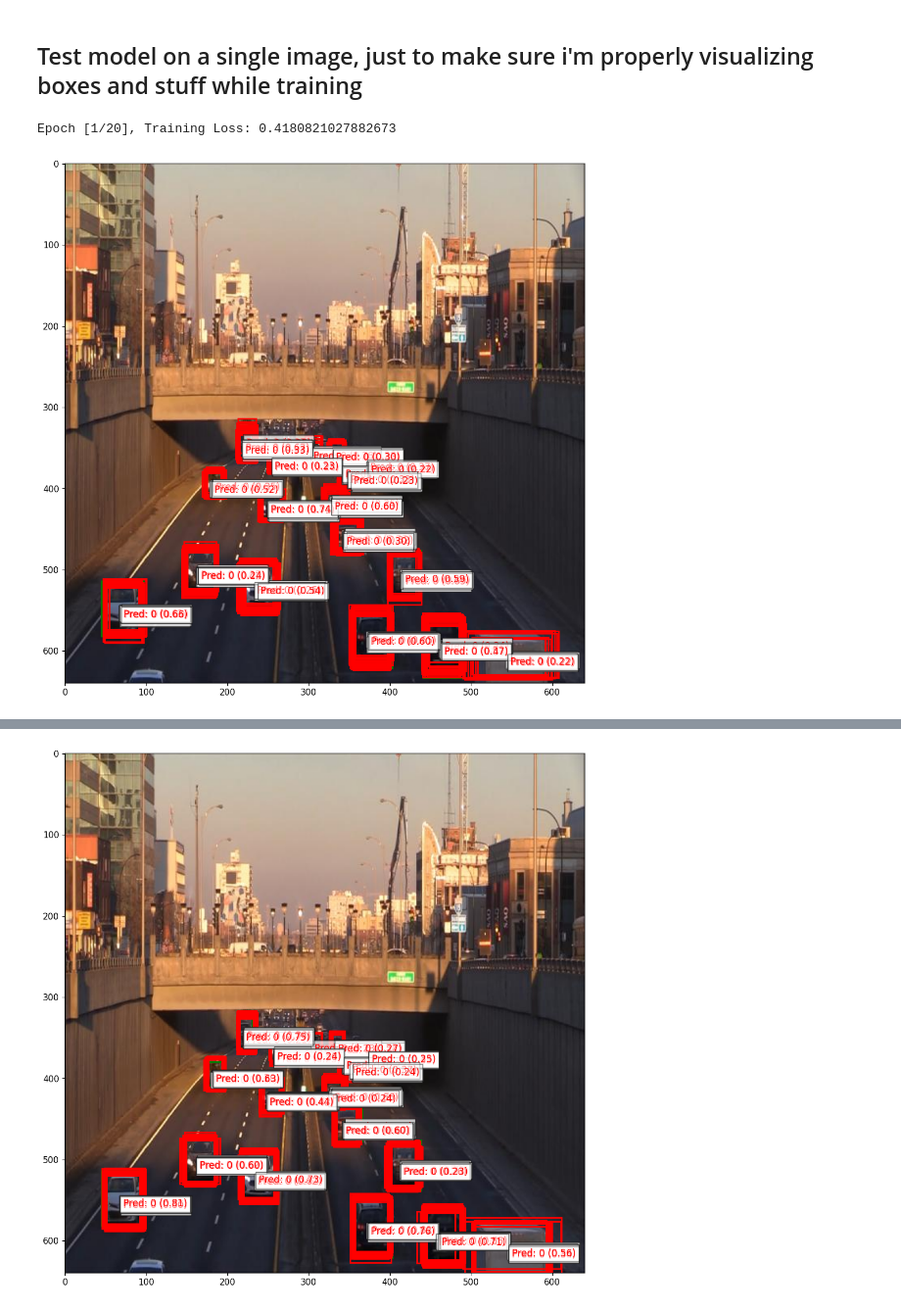
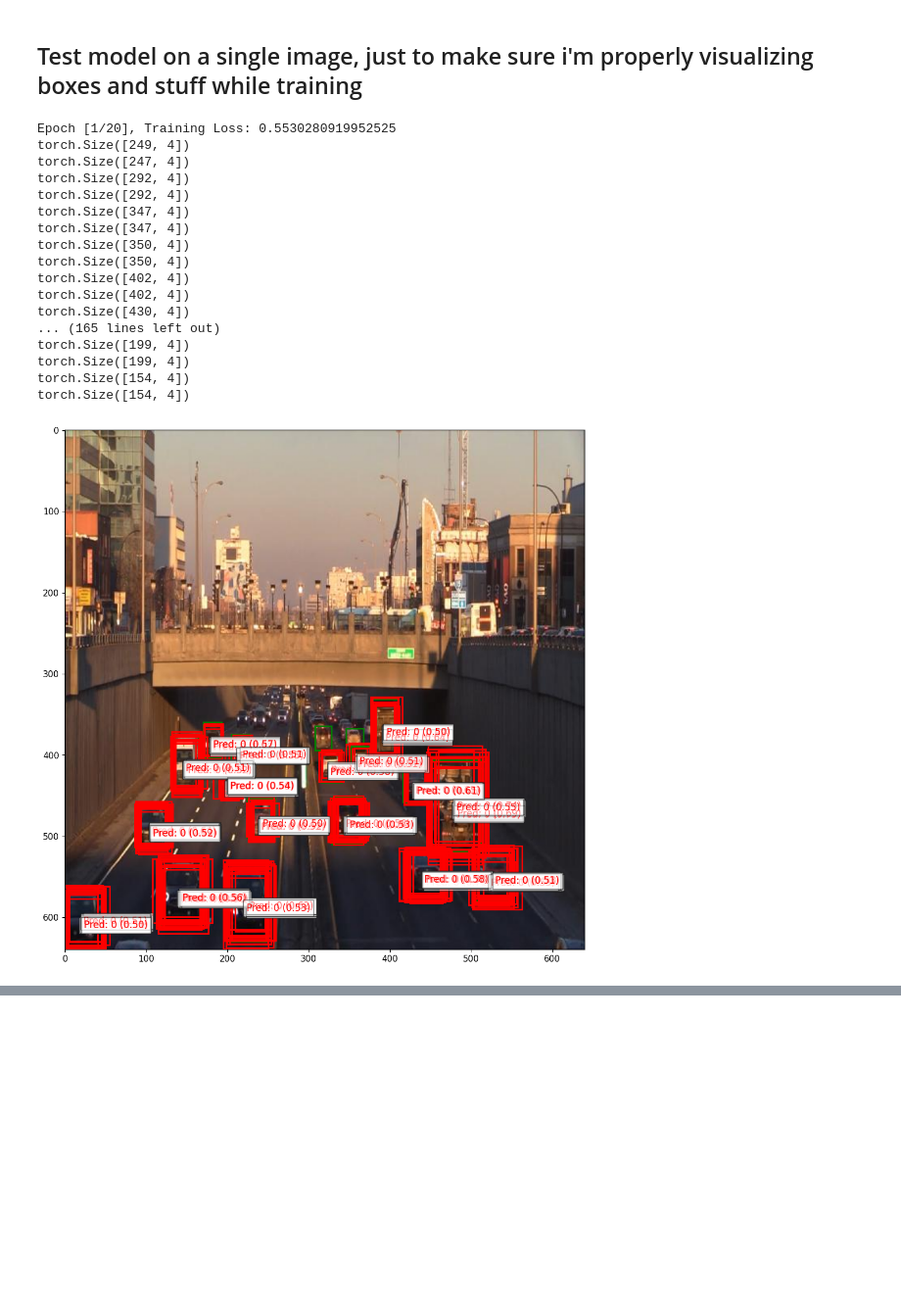
Before and after one commit to Duckierstone42/Vehicular-Object-Detection---ML4641P, a Jupyter notebook: test.ipynb, the cells around one changed output, grey strips where cells are left out. Shown at 98% size. Drawn from its saved outputs; the diff is of its cells as text; code cells hidden in the pictures; blank space fills up the shorter version.

Commit message:
Added code to auto download model, unfortunately nms is still not working

```diff
--- a/test.ipynb
+++ b/test.ipynb
@@ -31,6 +31,19 @@ with zipfile.ZipFile("top-view-vehicle-detection-image-dataset.zip") as zf:
         zf.extractall(".")
 # %% [output]
 Dataset URL: https://www.kaggle.com/datasets/farzadnekouei/top-view-vehicle-detection-image-dataset
+# %%
+#Load model
+
+# Download the YOLOv5s weights using torch.hub
+model_name = "yolov5s.pt"
+url = f"https://github.com/ultralytics/yolov5/releases/download/v7.0/{model_name}"
+
+if not os.path.exists(model_name):
+    response = requests.get(url,stream=True)
+    with open(model_name,"wb") as f:
+        for chunk in response.iter_content(chunk_size=1024):
+            if chunk:
+                f.write(chunk)
 # %%
 class VehicleDataset(Dataset):
     def __init__(self,image_dir,label_dir,transform=None):
@@ -161,21 +159,22 @@ DetectionModel(
 # %%
 #Any box with a confidence below conf_thresh is assumed to not be detected, and box with more than a iou_thresh overlap are combined.
-def process_predictions(preds, conf_thresh = .2, iou_thresh = .45):
+
+from torchvision.ops import nms
+def process_predictions(preds, conf_thresh = .5, iou_thresh = .3):
+
     formatted_predictions = []
     for pred in preds:
-        boxes = pred[:,:4]
-        scores = pred[:,4]
-        labels = pred[:,5].int()
+        boxes = pred[:, :4].to("cpu")  # Transfer to CPU for NMS
+        scores = pred[:, 4].to("cpu")  # Transfer to CPU for NMS
+        labels = pred[:, 5].int().to("cpu")  # Transfer to CPU for NMS
 
         mask = scores >= conf_thresh
         boxes, scores, labels = boxes[mask], scores[mask], labels[mask]
 
-        #Need to get nms working properly.
-
-        #Make sure to get nms working, need to remove overlapping boxes
-        # mask = nms(boxes,scores,iou_thresh)
-        # boxes, scores, labels = boxes[mask], scores[mask], labels[mask]
-
+        # Perform NMS on CPU
+        keep = nms(boxes, scores, iou_thresh)
+        # Transfer back to GPU if needed
+        boxes, scores, labels = boxes[keep].to(device), scores[keep].to(device), labels[keep].to(device)
         formatted_predictions.append({"boxes":boxes,"scores":scores,"labels":labels})
 
     return formatted_predictions
@@ -287,34 +287,50 @@ for epoch in range(num_epochs):
         optimizer.zero_grad()
         loss.backward()
         optimizer.step()
 
         running_loss += loss.item()
 
     avg_loss = running_loss / len(train_dataloader)
     print(f"Epoch [{epoch+1}/{num_epochs}], Training Loss: {avg_loss}")
 
     # Validation loop
     model.eval()
     metric.reset()
     with torch.inference_mode():
         for images, labels in valid_dataloader:
             images = images.to(device)
             labels = [label.to(device) for label in labels]
             targets = process_targets(labels)
 
             outputs = model(images)
             predicts  = process_predictions(outputs[0])
 
             metric.update(predicts, targets)
-        visualize_single_prediction(images[4],predicts[4],targets[4])
+        visualize_single_prediction(images[3],predicts[3],targets[3])
 
     mAP = metric.compute()
     print(f"Epoch [{epoch+1}/{num_epochs}], mAP: {mAP['map']}")
 
 print("Training complete.")
 
 #I really think i'm incorrectly drawing bounding boxes.
 # %% [output]
-Epoch [1/20], Training Loss: 0.4180821027882673
+Epoch [1/20], Training Loss: 0.5530280919952525
+torch.Size([249, 4])
+torch.Size([247, 4])
+torch.Size([292, 4])
+torch.Size([292, 4])
+torch.Size([347, 4])
+torch.Size([347, 4])
+torch.Size([350, 4])
+torch.Size([350, 4])
+torch.Size([402, 4])
+torch.Size([402, 4])
+torch.Size([430, 4])
+... (165 lines left out)
+torch.Size([199, 4])
+torch.Size([199, 4])
+torch.Size([154, 4])
+torch.Size([154, 4])
-[figure, old version]
+[figure, new version]
 Epoch [1/20], mAP: 0.0
@@ -322 +336,0 @@ Epoch [2/20], Training Loss: 0.312696673458925
-[figure, removed]
```
Also changed, not shown: parts of 5 cells of this notebook, 1 other file.
